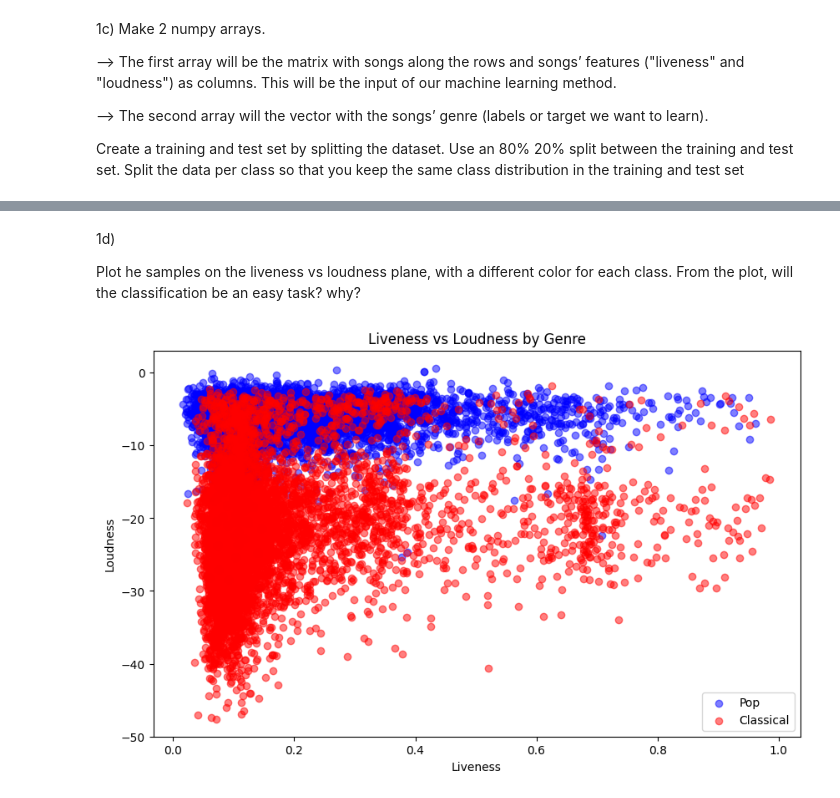
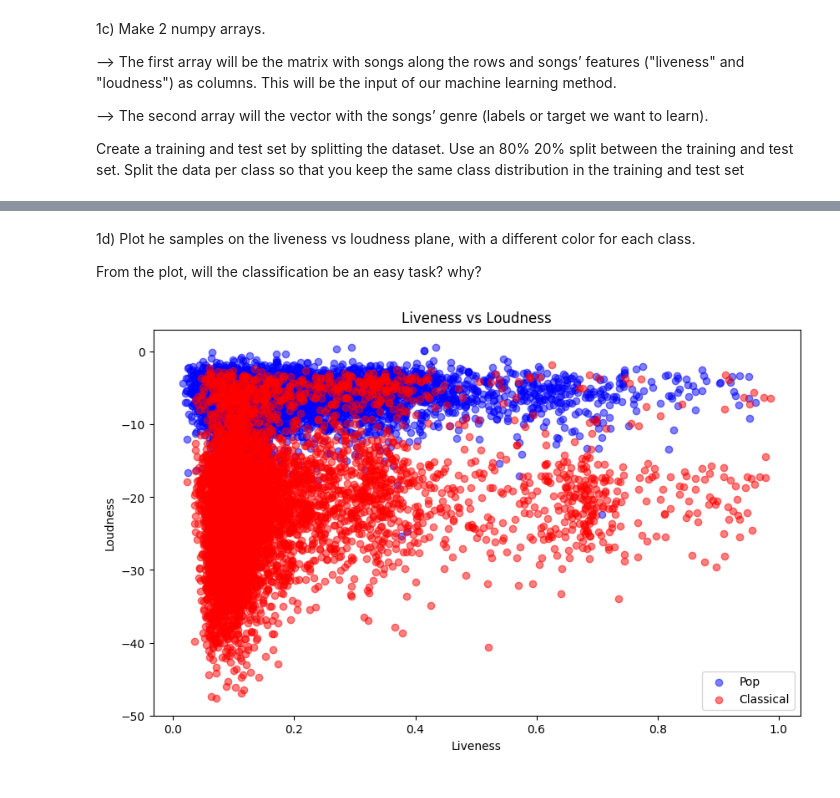
Before and after one commit to jonasanders1/Linear-regresstion-assignment-1, a Jupyter notebook: problem-1.ipynb, the cells around one changed output, grey strips where cells are left out. Saved outputs shown, nothing was run; the diff lists cells and outputs as text; code cells hidden in the pictures.

```diff
--- a/problem-1.ipynb
+++ b/problem-1.ipynb
@@ -74,12 +74,19 @@ train_data = pd.concat([pop_train, classical_train]).sample(frac=1, random_state
 test_data = pd.concat([pop_test, classical_test]).sample(frac=1, random_state=42).reset_index(drop=True)
 
 # Separate the features from the labels
-X_train = train_data.drop(columns='is_pop').values
-X_test = test_data.drop(columns='is_pop').values
+X_train = train_data.drop(columns=['is_pop', 'genre']).values
+X_test = test_data.drop(columns=['is_pop', 'genre']).values
 
 y_train = train_data['is_pop'].values
 y_test = test_data['is_pop'].values
-print(pop_songs)
+
+
+
+# Save the arrays to .npy files
+np.save('X_train.npy', X_train)
+np.save('X_test.npy', X_test)
+np.save('y_train.npy', y_train)
+np.save('y_test.npy', y_test)
 # %% [output]
 Pop songs training ratio 7508
 Classical songs training ratio 7404
@@ -100,30 +93,31 @@ Classical songs training ratio 7404
 # %% [markdown]
 1d)
+Plot he samples on the liveness vs loudness plane, with a different color for each class.
 
-Plot he samples on the liveness vs loudness plane, with a different color for each class. From the plot, will the classification be an easy task? why?
+From the plot, will the classification be an easy task? why?
 # %%
 import matplotlib.pyplot as plt
 
-# Extract liveness and loudness columns for plotting
-liveness = X_train[:, 1]
-loudness = X_train[:, 2]
+# Get liveness and loudness
+liveness = X_train[:, 0]
+loudness = X_train[:, 1]
 
-# Plotting the data
+# Setting the size of the graph
 plt.figure(figsize=(10, 6))
 
-# Scatter plot for Pop songs (is_pop = 1)
+# plot Pop songs
 plt.scatter(liveness[y_train == 1], loudness[y_train == 1], color='blue', label='Pop', alpha=0.5)
 
-# Scatter plot for Classical songs (is_pop = 0)
+# plot Classical songs
 plt.scatter(liveness[y_train == 0], loudness[y_train == 0], color='red', label='Classical', alpha=0.5)
 
 # Labels and title
 plt.xlabel('Liveness')
 plt.ylabel('Loudness')
-plt.title('Liveness vs Loudness by Genre')
+plt.title('Liveness vs Loudness')
 plt.legend()
 
 # Show the plot
 plt.show()
 # %% [output]
-[figure, old version]
+[figure, new version]
```
Also changed, not shown: parts of 1 cell of this notebook, 5 other files.
